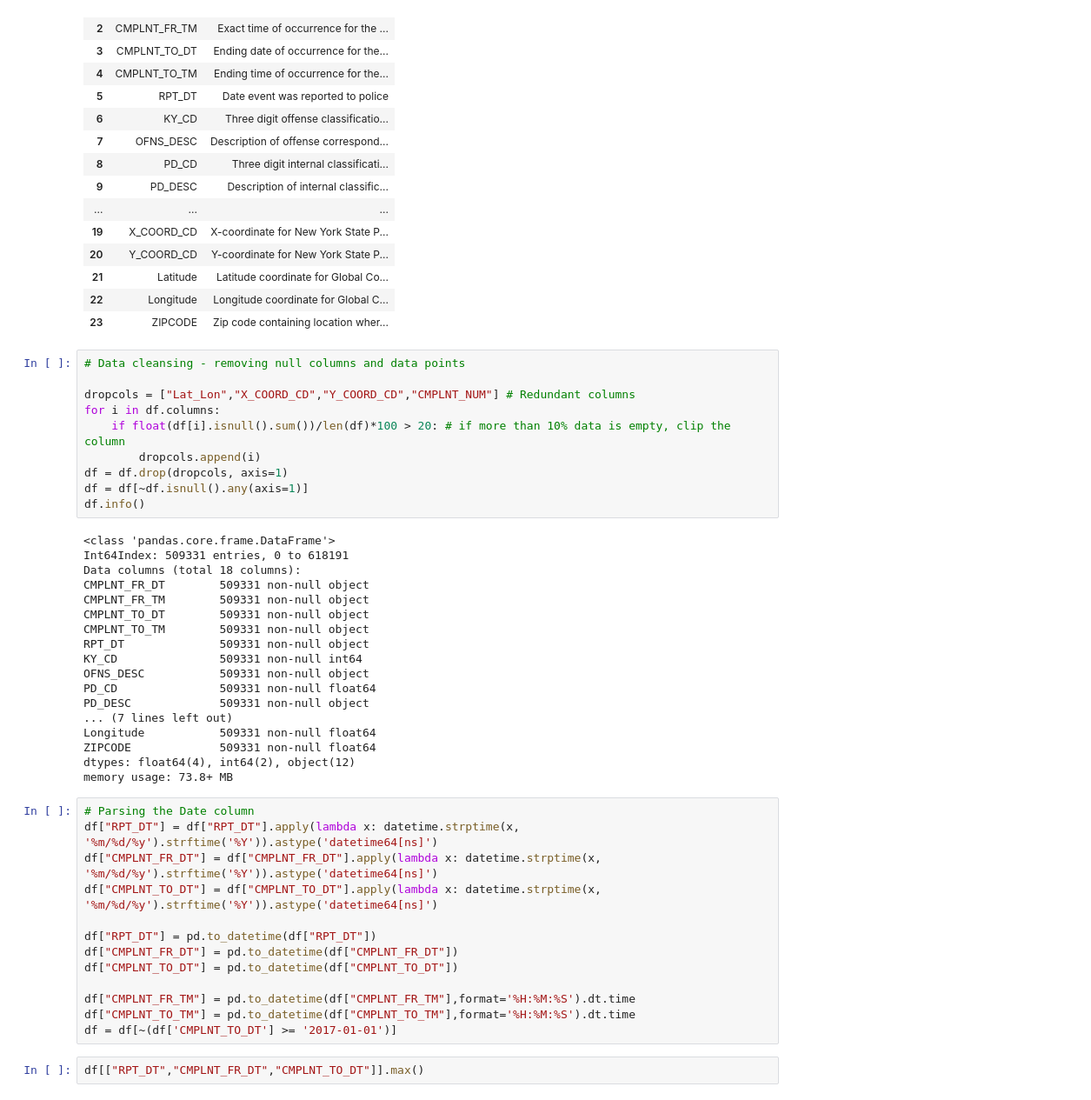
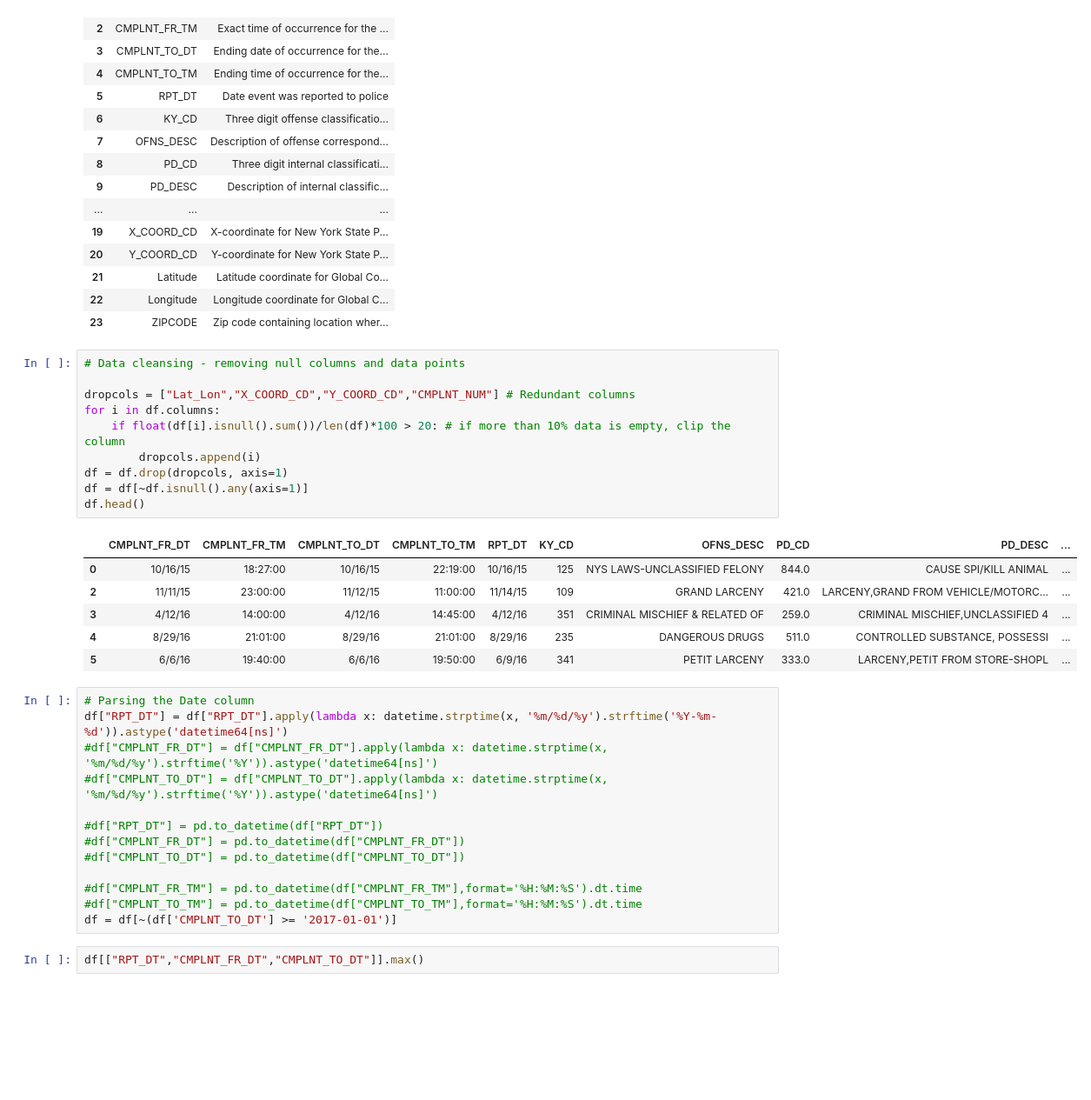
Before and after one commit to noopurP/NBAY6170_project, a Jupyter notebook: nypd_dataset.ipynb, the cells around one changed output. Shown: that part at 87% size. Cells and saved outputs as stored; diff of their text form; blank space fills up the shorter version.

```diff
--- a/nypd_dataset.ipynb
+++ b/nypd_dataset.ipynb
@@ -61,43 +61,32 @@ df_col_desc
 # %%
 # Data cleansing - removing null columns and data points
 
 dropcols = ["Lat_Lon","X_COORD_CD","Y_COORD_CD","CMPLNT_NUM"] # Redundant columns
 for i in df.columns:
     if float(df[i].isnull().sum())/len(df)*100 > 20: # if more than 10% data is empty, clip the column
         dropcols.append(i)
 df = df.drop(dropcols, axis=1)
 df = df[~df.isnull().any(axis=1)]
-df.info()
+df.head()
 # %% [output]
-<class 'pandas.core.frame.DataFrame'>
-Int64Index: 509331 entries, 0 to 618191
-Data columns (total 18 columns):
-CMPLNT_FR_DT        509331 non-null object
-CMPLNT_FR_TM        509331 non-null object
-CMPLNT_TO_DT        509331 non-null object
-CMPLNT_TO_TM        509331 non-null object
-RPT_DT              509331 non-null object
-KY_CD               509331 non-null int64
-OFNS_DESC           509331 non-null object
-PD_CD               509331 non-null float64
-PD_DESC             509331 non-null object
-... (7 lines left out)
-Longitude           509331 non-null float64
-ZIPCODE             509331 non-null float64
-dtypes: float64(4), int64(2), object(12)
-memory usage: 73.8+ MB
+|  | CMPLNT_FR_DT | CMPLNT_FR_TM | CMPLNT_TO_DT | CMPLNT_TO_TM | RPT_DT | KY_CD | OFNS_DESC | PD_CD | PD_DESC | ... |
+| 0 | 10/16/15 | 18:27:00 | 10/16/15 | 22:19:00 | 10/16/15 | 125 | NYS LAWS-UNCLASSIFIED FELONY | 844.0 | CAUSE SPI/KILL ANIMAL | ... |
+| 2 | 11/11/15 | 23:00:00 | 11/12/15 | 11:00:00 | 11/14/15 | 109 | GRAND LARCENY | 421.0 | LARCENY,GRAND FROM VEHICLE/MOTORC... | ... |
+| 3 | 4/12/16 | 14:00:00 | 4/12/16 | 14:45:00 | 4/12/16 | 351 | CRIMINAL MISCHIEF & RELATED OF | 259.0 | CRIMINAL MISCHIEF,UNCLASSIFIED 4 | ... |
+| 4 | 8/29/16 | 21:01:00 | 8/29/16 | 21:01:00 | 8/29/16 | 235 | DANGEROUS DRUGS | 511.0 | CONTROLLED SUBSTANCE, POSSESSI | ... |
+| 5 | 6/6/16 | 19:40:00 | 6/6/16 | 19:50:00 | 6/9/16 | 341 | PETIT LARCENY | 333.0 | LARCENY,PETIT FROM STORE-SHOPL | ... |
 # %%
 # Parsing the Date column
-df["RPT_DT"] = df["RPT_DT"].apply(lambda x: datetime.strptime(x, '%m/%d/%y').strftime('%Y')).astype('datetime64[ns]')
-df["CMPLNT_FR_DT"] = df["CMPLNT_FR_DT"].apply(lambda x: datetime.strptime(x, '%m/%d/%y').strftime('%Y')).astype('datetime64[ns]')
-df["CMPLNT_TO_DT"] = df["CMPLNT_TO_DT"].apply(lambda x: datetime.strptime(x, '%m/%d/%y').strftime('%Y')).astype('datetime64[ns]')
+df["RPT_DT"] = df["RPT_DT"].apply(lambda x: datetime.strptime(x, '%m/%d/%y').strftime('%Y-%m-%d')).astype('datetime64[ns]')
+#df["CMPLNT_FR_DT"] = df["CMPLNT_FR_DT"].apply(lambda x: datetime.strptime(x, '%m/%d/%y').strftime('%Y')).astype('datetime64[ns]')
+#df["CMPLNT_TO_DT"] = df["CMPLNT_TO_DT"].apply(lambda x: datetime.strptime(x, '%m/%d/%y').strftime('%Y')).astype('datetime64[ns]')
 
-df["RPT_DT"] = pd.to_datetime(df["RPT_DT"])
-df["CMPLNT_FR_DT"] = pd.to_datetime(df["CMPLNT_FR_DT"])
-df["CMPLNT_TO_DT"] = pd.to_datetime(df["CMPLNT_TO_DT"])
+#df["RPT_DT"] = pd.to_datetime(df["RPT_DT"])
+#df["CMPLNT_FR_DT"] = pd.to_datetime(df["CMPLNT_FR_DT"])
+#df["CMPLNT_TO_DT"] = pd.to_datetime(df["CMPLNT_TO_DT"])
 
-df["CMPLNT_FR_TM"] = pd.to_datetime(df["CMPLNT_FR_TM"],format='%H:%M:%S').dt.time
-df["CMPLNT_TO_TM"] = pd.to_datetime(df["CMPLNT_TO_TM"],format='%H:%M:%S').dt.time
+#df["CMPLNT_FR_TM"] = pd.to_datetime(df["CMPLNT_FR_TM"],format='%H:%M:%S').dt.time
+#df["CMPLNT_TO_TM"] = pd.to_datetime(df["CMPLNT_TO_TM"],format='%H:%M:%S').dt.time
 df = df[~(df['CMPLNT_TO_DT'] >= '2017-01-01')]
 # %%
 df[["RPT_DT","CMPLNT_FR_DT","CMPLNT_TO_DT"]].max()
```
Also changed, not shown: parts of 6 cells of this notebook.
